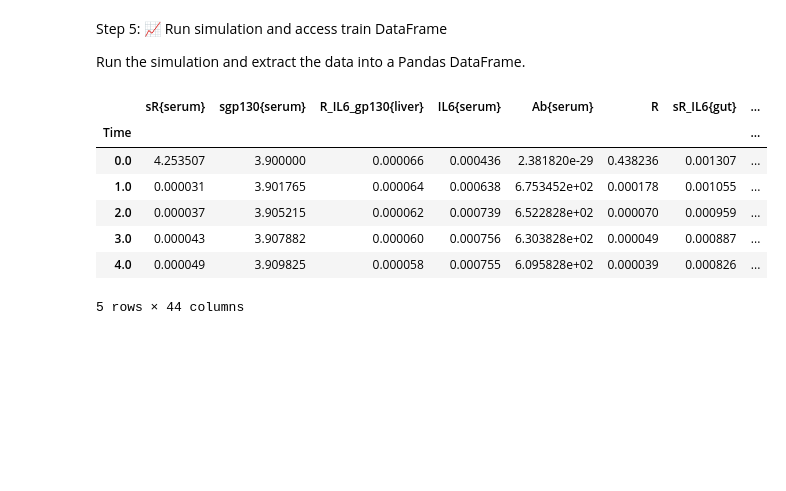
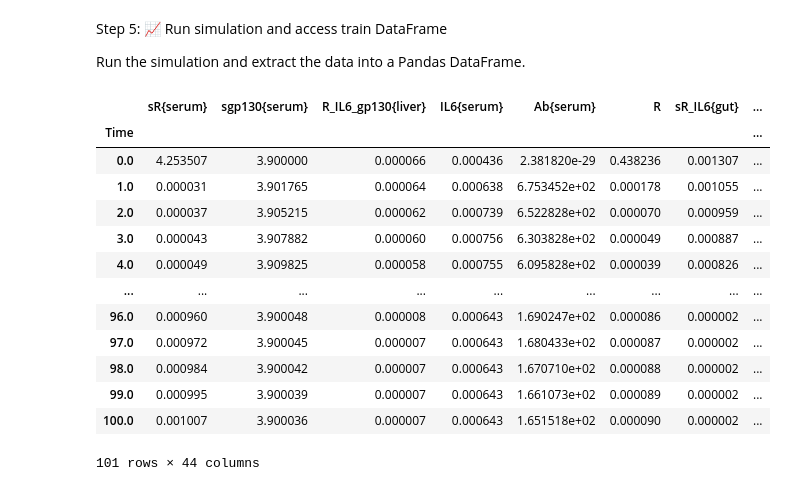
Before and after one commit to VirtualPatientEngine/VPELeaderboard, a Jupyter notebook: docs/notebooks/sbml_dataloader.ipynb, the cells around one changed output. Drawn from its saved outputs; the diff is of its cells as text; code cells hidden in the pictures; blank space fills up the shorter version.

```diff
--- a/docs/notebooks/sbml_dataloader.ipynb
+++ b/docs/notebooks/sbml_dataloader.ipynb
@@ -38,18 +38,24 @@ Run the simulation and extract the data into a Pandas DataFrame.
 # %%
 # Load the dataloader
 train_loader = module.train_dataloader()
 
 # Extract the DataFrame directly from the dataset
 train_df = train_loader.dataset.data
 
 # Show simulation preview
-train_df.head()
+train_df
 # %% [output]
 |  | sR{serum} | sgp130{serum} | R_IL6_gp130{liver} | IL6{serum} | Ab{serum} | R | sR_IL6{gut} | ... |
 | Time |  |  |  |  |  |  |  | ... |
 | 0.0 | 4.253507 | 3.900000 | 0.000066 | 0.000436 | 2.381820e-29 | 0.438236 | 0.001307 | ... |
 | 1.0 | 0.000031 | 3.901765 | 0.000064 | 0.000638 | 6.753452e+02 | 0.000178 | 0.001055 | ... |
 | 2.0 | 0.000037 | 3.905215 | 0.000062 | 0.000739 | 6.522828e+02 | 0.000070 | 0.000959 | ... |
 | 3.0 | 0.000043 | 3.907882 | 0.000060 | 0.000756 | 6.303828e+02 | 0.000049 | 0.000887 | ... |
 | 4.0 | 0.000049 | 3.909825 | 0.000058 | 0.000755 | 6.095828e+02 | 0.000039 | 0.000826 | ... |
+| ... | ... | ... | ... | ... | ... | ... | ... | ... |
+| 96.0 | 0.000960 | 3.900048 | 0.000008 | 0.000643 | 1.690247e+02 | 0.000086 | 0.000002 | ... |
+| 97.0 | 0.000972 | 3.900045 | 0.000007 | 0.000643 | 1.680433e+02 | 0.000087 | 0.000002 | ... |
+| 98.0 | 0.000984 | 3.900042 | 0.000007 | 0.000643 | 1.670710e+02 | 0.000088 | 0.000002 | ... |
+| 99.0 | 0.000995 | 3.900039 | 0.000007 | 0.000643 | 1.661073e+02 | 0.000089 | 0.000002 | ... |
+| 100.0 | 0.001007 | 3.900036 | 0.000007 | 0.000643 | 1.651518e+02 | 0.000090 | 0.000002 | ... |
-5 rows × 44 columns
+101 rows × 44 columns
```
Also changed, not shown: parts of 2 cells of this notebook, 1 other file.
